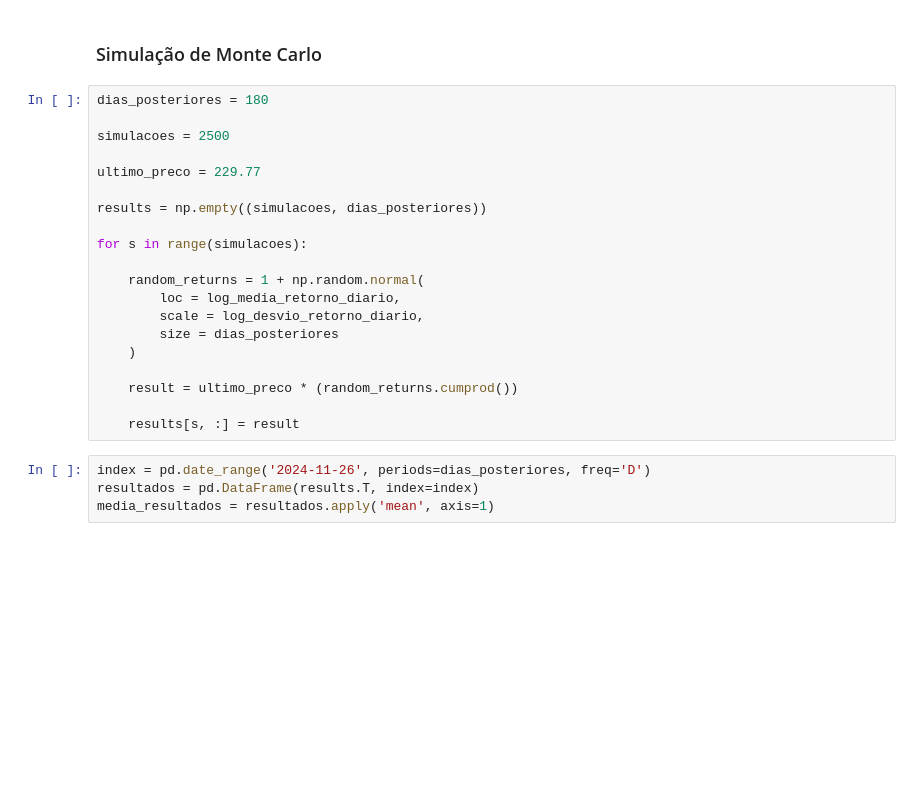
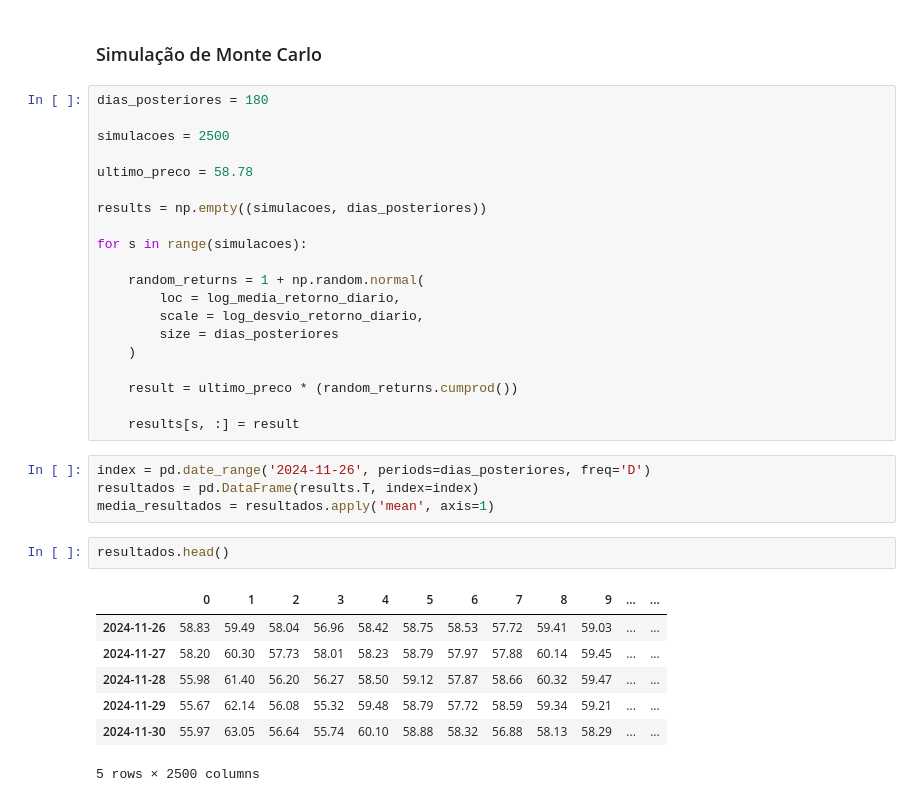
Before and after one commit to matheusresende7/ds_projeto_final_7_modelo_series_temporais_mercado_financeiro, a Jupyter notebook: notebooks/05_exploratory_data_analysis.ipynb, the cells around one changed output. Saved outputs shown, nothing was run; the diff lists cells and outputs as text; blank space fills up the shorter version.

```diff
--- a/notebooks/05_exploratory_data_analysis.ipynb
+++ b/notebooks/05_exploratory_data_analysis.ipynb
@@ -168,7 +168,7 @@ dias_posteriores = 180
 
 simulacoes = 2500
 
-ultimo_preco = 229.77
+ultimo_preco = 58.78
 
 results = np.empty((simulacoes, dias_posteriores))
 
@@ -187,3 +187,13 @@ for s in range(simulacoes):
 index = pd.date_range('2024-11-26', periods=dias_posteriores, freq='D')
 resultados = pd.DataFrame(results.T, index=index)
 media_resultados = resultados.apply('mean', axis=1)
+# %%
+resultados.head()
+# %% [output]
+|  | 0 | 1 | 2 | 3 | 4 | 5 | 6 | 7 | 8 | 9 | ... | ... |
+| 2024-11-26 | 58.83 | 59.49 | 58.04 | 56.96 | 58.42 | 58.75 | 58.53 | 57.72 | 59.41 | 59.03 | ... | ... |
+| 2024-11-27 | 58.20 | 60.30 | 57.73 | 58.01 | 58.23 | 58.79 | 57.97 | 57.88 | 60.14 | 59.45 | ... | ... |
+| 2024-11-28 | 55.98 | 61.40 | 56.20 | 56.27 | 58.50 | 59.12 | 57.87 | 58.66 | 60.32 | 59.47 | ... | ... |
+| 2024-11-29 | 55.67 | 62.14 | 56.08 | 55.32 | 59.48 | 58.79 | 57.72 | 58.59 | 59.34 | 59.21 | ... | ... |
+| 2024-11-30 | 55.97 | 63.05 | 56.64 | 55.74 | 60.10 | 58.88 | 58.32 | 56.88 | 58.13 | 58.29 | ... | ... |
+5 rows × 2500 columns
```
Also changed, not shown: parts of 17 cells of this notebook, 5 other files.
